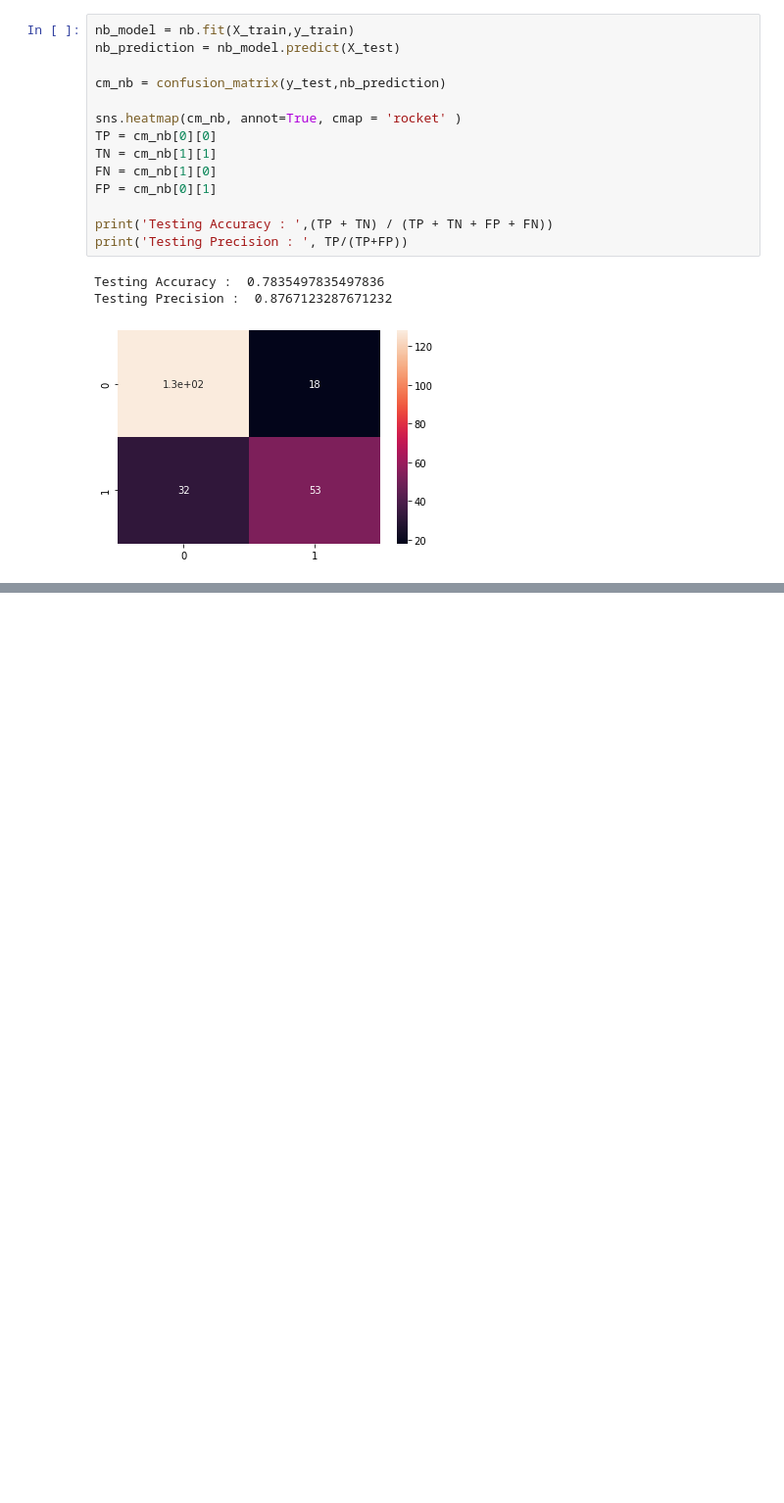
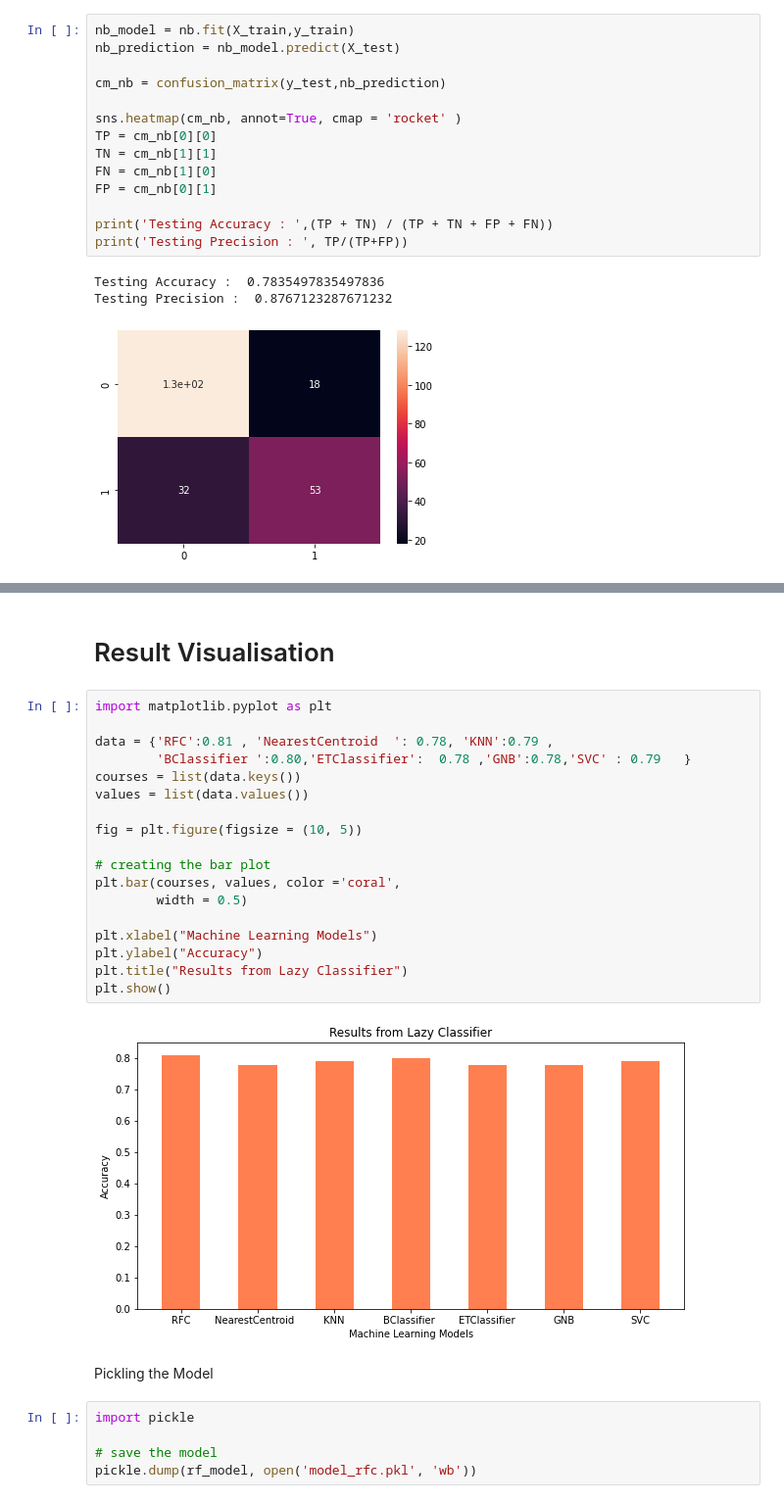
Before and after one commit to NotHari/Diabetes-and-Pre-Diabetes-Predictor, a Jupyter notebook: diabetes_prediction.ipynb, the cells around one changed output, grey strips where cells are left out. Shown at 98% size. Cells and saved outputs as stored; diff of their text form; blank space fills up the shorter version.

```diff
--- a/diabetes_prediction.ipynb
+++ b/diabetes_prediction.ipynb
@@ -252,0 +262,29 @@ Testing Precision :  0.821917808219178
+# %% [markdown]
+# Result Visualisation
+# %%
+import matplotlib.pyplot as plt
+
+data = {'RFC':0.81 , 'NearestCentroid  ': 0.78, 'KNN':0.79 ,
+        'BClassifier ':0.80,'ETClassifier':  0.78 ,'GNB':0.78,'SVC' : 0.79   }
+courses = list(data.keys())
+values = list(data.values())
+
+fig = plt.figure(figsize = (10, 5))
+
+# creating the bar plot
+plt.bar(courses, values, color ='coral',
+        width = 0.5)
+
+plt.xlabel("Machine Learning Models")
+plt.ylabel("Accuracy")
+plt.title("Results from Lazy Classifier")
+plt.show()
+# %% [output]
+[figure, added]
+# %% [markdown]
+Pickling the Model
+# %%
+import pickle
+
+# save the model
+pickle.dump(rf_model, open('model_rfc.pkl', 'wb'))
```
Also changed, not shown: parts of 39 cells of this notebook.
